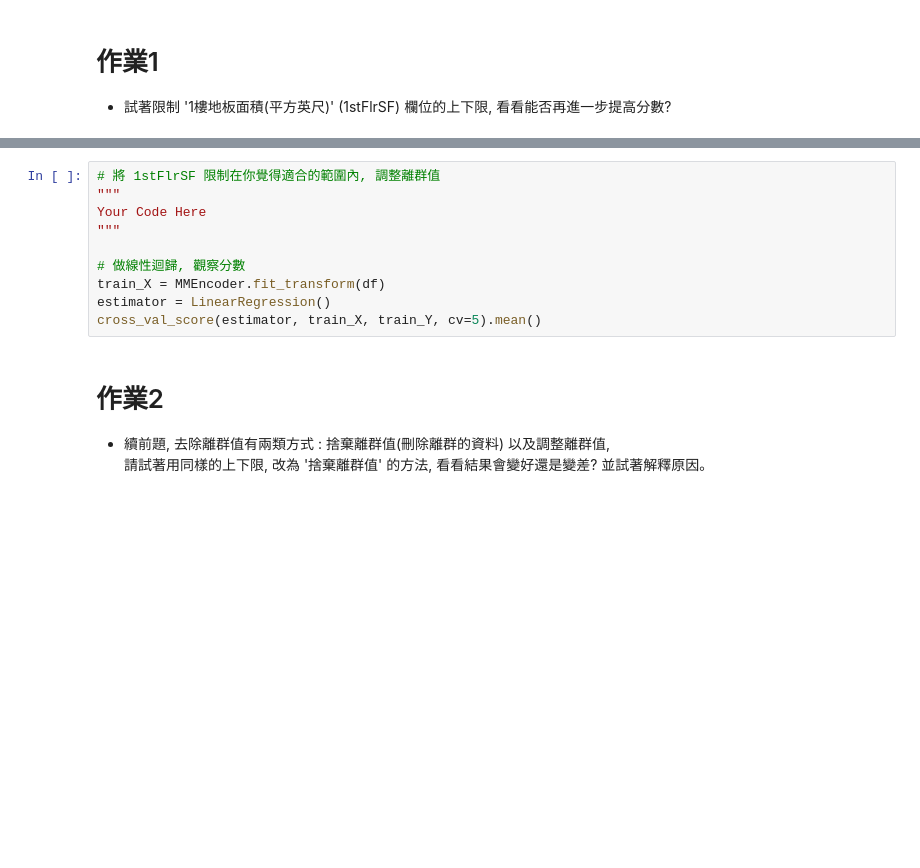
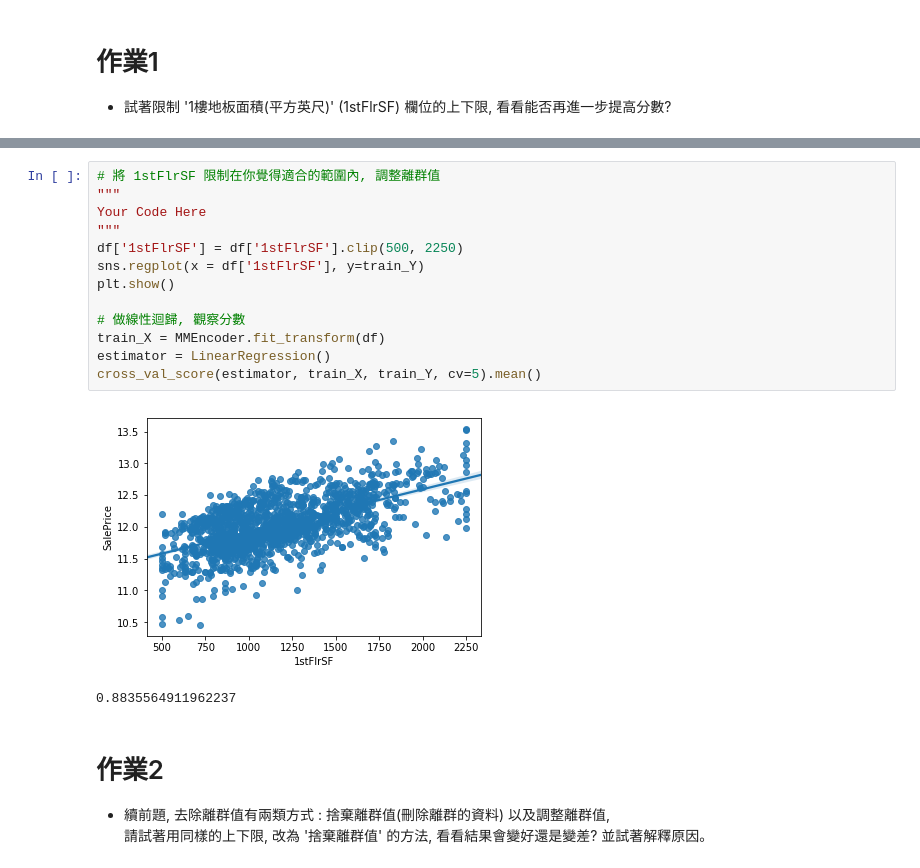
Before and after one commit to IanFan/ML100-Days, a Jupyter notebook: homework/Day_020_HW.ipynb, the cells around one changed output, grey strips where cells are left out. Drawn from its saved outputs; the diff is of its cells as text; blank space fills up the shorter version.

```diff
--- a/homework/Day_020_HW.ipynb
+++ b/homework/Day_020_HW.ipynb
@@ -45,13 +66,19 @@ cross_val_score(estimator, train_X, train_Y, cv=5).mean()
 # %%
 # 將 1stFlrSF 限制在你覺得適合的範圍內, 調整離群值
 """
 Your Code Here
 """
+df['1stFlrSF'] = df['1stFlrSF'].clip(500, 2250)
+sns.regplot(x = df['1stFlrSF'], y=train_Y)
+plt.show()
 
 # 做線性迴歸, 觀察分數
 train_X = MMEncoder.fit_transform(df)
 estimator = LinearRegression()
 cross_val_score(estimator, train_X, train_Y, cv=5).mean()
+# %% [output]
+[figure, added]
+0.8835564911962237
 # %% [markdown]
 # 作業2
 * 續前題, 去除離群值有兩類方式 :  捨棄離群值(刪除離群的資料) 以及調整離群值,
```
Also changed, not shown: parts of 6 cells of this notebook.
